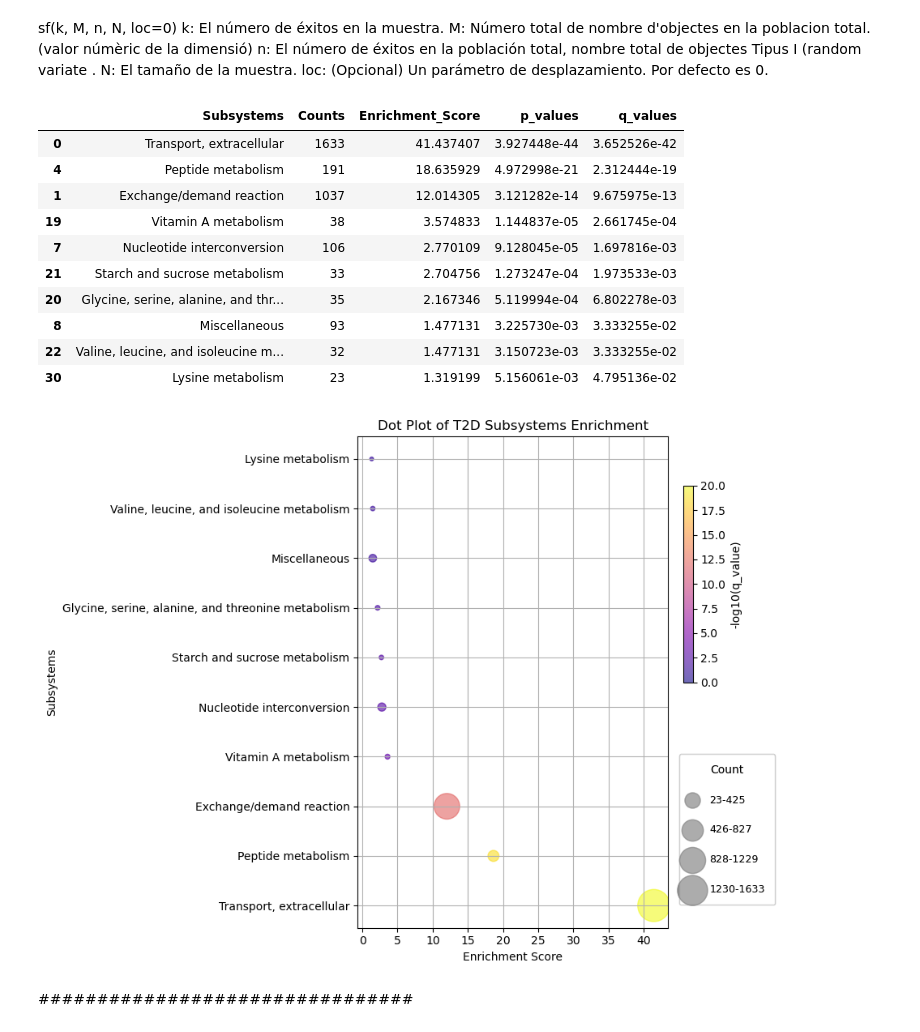
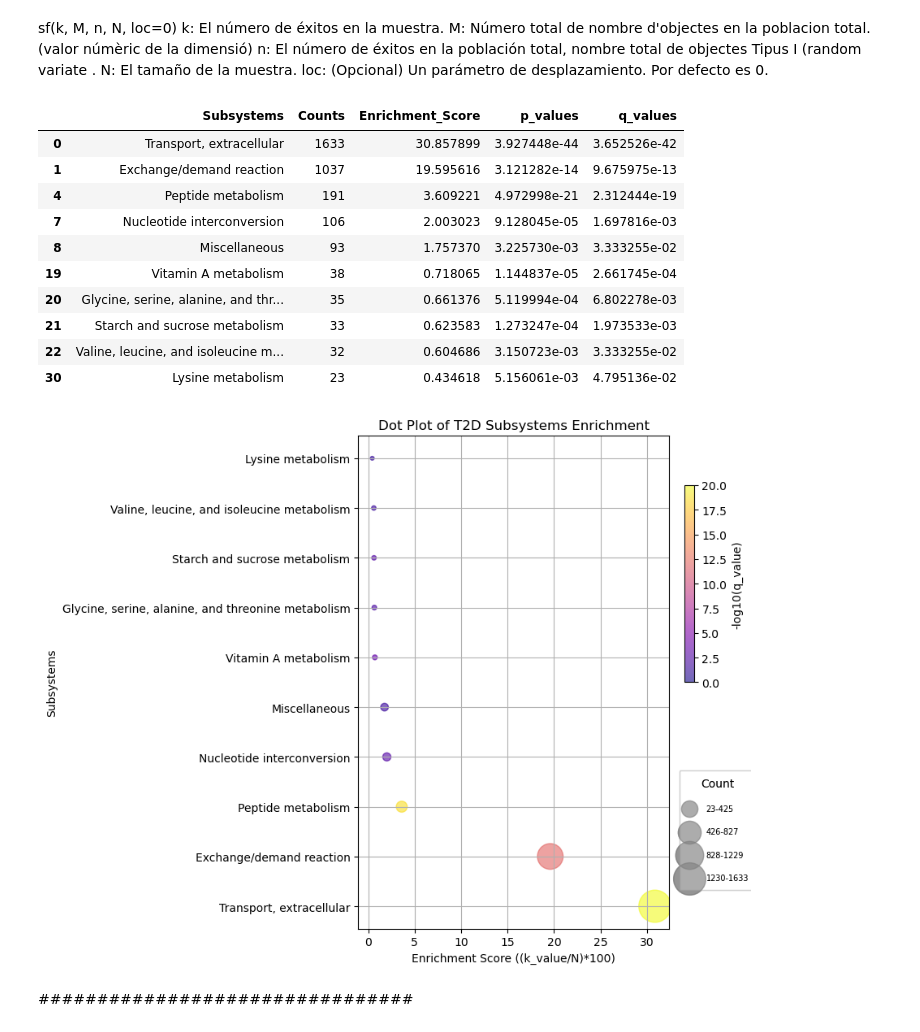
Before and after one commit to NoeGrageraJimenez/TFG, a Jupyter notebook: TFG_Study/Aproximated_Metabòlic_study/Estudi de fluxes/DRegulated Fluxes Study and enrichment.ipynb, the cells around one changed output. Cells and saved outputs as stored; diff of their text form; code cells hidden in the pictures.

```diff
--- a/TFG_Study/Aproximated_Metabòlic_study/Estudi de fluxes/DRegulated Fluxes Study and enrichment.ipynb
+++ b/TFG_Study/Aproximated_Metabòlic_study/Estudi de fluxes/DRegulated Fluxes Study and enrichment.ipynb
@@ -271,7 +271,7 @@ k = T2D_subsystems.groupby('Subsystem').size().sort_values(ascending=False)
 n = subsystems_df.groupby('Subsystem').size().sort_values(ascending=False)
 
 p_values = {}
-
+enrichment_scores = {}
 
 for subsystem, k_values in k.items():
     # Total number of subsystems
@@ -286,12 +286,12 @@ for subsystem, k_values in k.items():
     # Get the first element of k_value list and convert to integer
     k_value=int(k_values)
 
-    expected_count = N * (k_value / M)
+
 
     # Enrichment score: observed count / expected count
-    enrichment_score = k_value / expected_count
+    enrichment_score = (k_value /N)*100
 
-
+    enrichment_scores[subsystem] = enrichment_score
     # Calculate the p-value using the hypergeometric distribution
     p_value = hypergeom.sf(k_value -1 , M, n_value, N)
 
@@ -308,7 +308,7 @@ log_q_values = [-math.log10(q) for q in q_values]
 df = pd.DataFrame({
     'Subsystems': list(p_values.keys()),
     'Counts':  [k[subsystem] for subsystem in p_values.keys()],
-    'Enrichment_Score': list(log_q_values),
+    'Enrichment_Score': list(enrichment_scores.values()),
     'p_values': list(p_values.values()),
     'q_values': list(q_values)
 })
@@ -328,16 +328,16 @@ filtered_df['Subsystems'] = filtered_df['Subsystems'].apply(extract_intermediate
 filtered_df
 # %% [output]
 |  | Subsystems | Counts | Enrichment_Score | p_values | q_values |
-| 0 | Transport, extracellular | 1633 | 41.437407 | 3.927448e-44 | 3.652526e-42 |
-| 4 | Peptide metabolism | 191 | 18.635929 | 4.972998e-21 | 2.312444e-19 |
-| 1 | Exchange/demand reaction | 1037 | 12.014305 | 3.121282e-14 | 9.675975e-13 |
-| 19 | Vitamin A metabolism | 38 | 3.574833 | 1.144837e-05 | 2.661745e-04 |
-| 7 | Nucleotide interconversion | 106 | 2.770109 | 9.128045e-05 | 1.697816e-03 |
-| 21 | Starch and sucrose metabolism | 33 | 2.704756 | 1.273247e-04 | 1.973533e-03 |
-| 20 | Glycine, serine, alanine, and thr... | 35 | 2.167346 | 5.119994e-04 | 6.802278e-03 |
-| 8 | Miscellaneous | 93 | 1.477131 | 3.225730e-03 | 3.333255e-02 |
-| 22 | Valine, leucine, and isoleucine m... | 32 | 1.477131 | 3.150723e-03 | 3.333255e-02 |
-| 30 | Lysine metabolism | 23 | 1.319199 | 5.156061e-03 | 4.795136e-02 |
+| 0 | Transport, extracellular | 1633 | 30.857899 | 3.927448e-44 | 3.652526e-42 |
+| 1 | Exchange/demand reaction | 1037 | 19.595616 | 3.121282e-14 | 9.675975e-13 |
+| 4 | Peptide metabolism | 191 | 3.609221 | 4.972998e-21 | 2.312444e-19 |
+| 7 | Nucleotide interconversion | 106 | 2.003023 | 9.128045e-05 | 1.697816e-03 |
+| 8 | Miscellaneous | 93 | 1.757370 | 3.225730e-03 | 3.333255e-02 |
+| 19 | Vitamin A metabolism | 38 | 0.718065 | 1.144837e-05 | 2.661745e-04 |
+| 20 | Glycine, serine, alanine, and thr... | 35 | 0.661376 | 5.119994e-04 | 6.802278e-03 |
+| 21 | Starch and sucrose metabolism | 33 | 0.623583 | 1.273247e-04 | 1.973533e-03 |
+| 22 | Valine, leucine, and isoleucine m... | 32 | 0.604686 | 3.150723e-03 | 3.333255e-02 |
+| 30 | Lysine metabolism | 23 | 0.434618 | 5.156061e-03 | 4.795136e-02 |
 # %%
 ### import matplotlib.pyplot as plt
 import matplotlib.patches as mpatches
@@ -349,39 +349,39 @@ neg_log_q_values = -np.log10(filtered_df['q_values'])
 # Create dot plot
 plt.figure(figsize=(9, 7))
 scatter = plt.scatter(filtered_df['Enrichment_Score'], filtered_df['Subsystems'], s=filtered_df['Counts']*0.5, c=neg_log_q_values, alpha=0.6, cmap='plasma', vmin=0, vmax=20)
-plt.xlabel('Enrichment Score')
+plt.xlabel('Enrichment Score ((k_value/N)*100)')
 plt.ylabel('Subsystems')
 plt.title('Dot Plot of T2D Subsystems Enrichment')
 
 # Create color bar legend for -log10(q_values) using plasma colormap
 cbar_ax = plt.gca().inset_axes([1.05, 0.5, 0.03, 0.4])
 color_legend = plt.colorbar(scatter, label='-log10(q_value)', cmap='plasma', shrink=0.5, orientation='vertical',cax=cbar_ax)
 color_legend.set_label('-log10(q_value)')
 
 # Calculate ranges based on Counts values
 min_count = filtered_df['Counts'].min()
 max_count = filtered_df['Counts'].max()
 range_size = (max_count - min_count) // 4
 count_ranges = [(min_count, min_count + range_size),
                 (min_count + range_size + 1, min_count + 2 * range_size),
                 (min_count + 2 * range_size + 1, min_count + 3 * range_size),
                 (min_count + 3 * range_size + 1, max_count)]
 
-
+legend_sizes = [size for _, size in count_ranges]
 # Create size legend for counts using circles
 size_legend = plt.legend(handles=[
     plt.scatter([], [], s=size*0.5, color='grey', alpha=0.6, label=f'{range[0]}-{range[1]}')
     for range, size in zip(count_ranges, legend_sizes)
-], title='Count', loc='center left', bbox_to_anchor=(1.02, 0.2), prop={'size': 9},borderpad=1,handlelength=0.5,handletextpad=1.5,labelspacing=1.9)  # Adjust font size here
+], title='Count', loc='center left', bbox_to_anchor=(1.02, 0.2), prop={'size': 7},borderpad=1,handlelength=0.5,handletextpad=1.9,labelspacing=1.9)  # Adjust font size here
 plt.gca().add_artist(size_legend)
 
 
 
 plt.grid(True)
 plt.tight_layout()
 plt.show()
 # %% [output]
-[figure, old version]
+[figure, new version]
 # %% [markdown]
 ################################
 # %%
```
Also changed, not shown: parts of 2 cells of this notebook, 5 other files.
